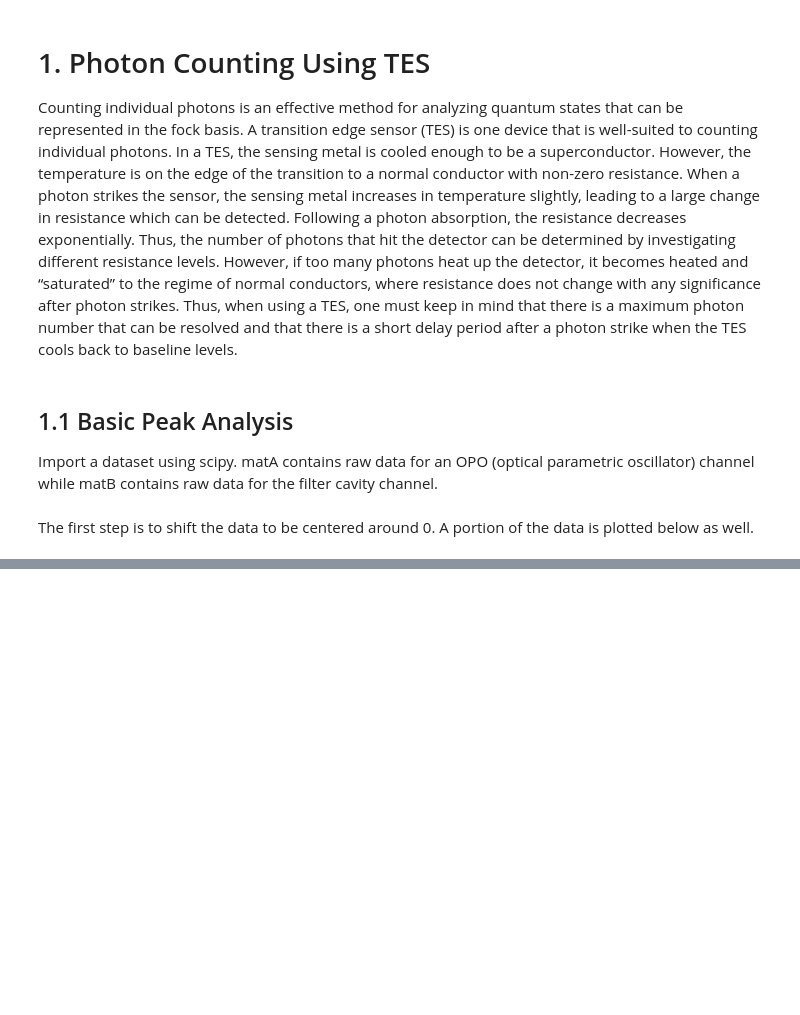
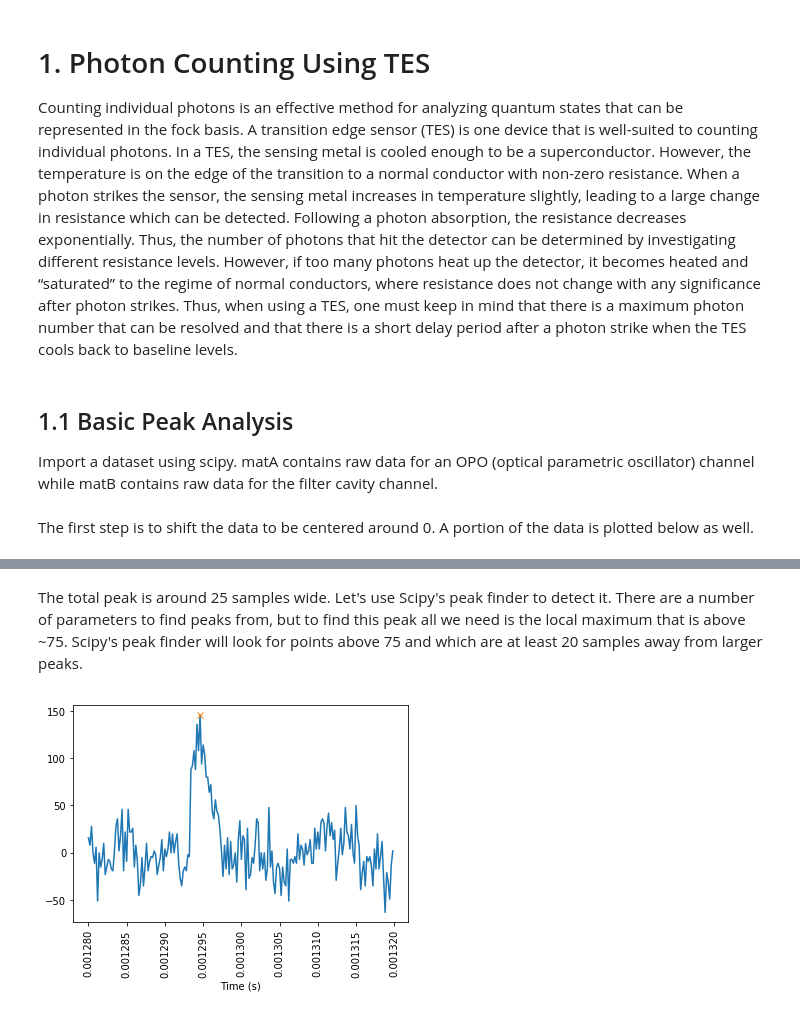
Before and after one commit to syedm101/photon-counting, a Jupyter notebook: Report PHYS 3995.ipynb, the cells around one changed output, grey strips where cells are left out. Saved outputs shown, nothing was run; the diff lists cells and outputs as text; code cells hidden in the pictures; blank space fills up the shorter version.

```diff
--- a/Report PHYS 3995.ipynb
+++ b/Report PHYS 3995.ipynb
@@ -34,0 +63,19 @@ code, case on how its done
+# %% [markdown]
+The total peak is around 25 samples wide. Let's use Scipy's peak finder to detect it. There are a number of parameters to find peaks from, but to find this peak all we need is the local maximum that is above ~75. Scipy's peak finder will look for points above 75 and which are at least 20 samples away from larger peaks.
+# %%
+from scipy.signal import find_peaks
+
+#look for peaks above 1 photon threshold and with horizontal distance ~ width
+peaks, _ = find_peaks(ys1p, height=75,distance=20) #peaks are the x indices
+
+# plot graph with detected peaks over it
+plt.plot(xs1p,ys1p)
+plt.plot(xs1p[peaks], ys1p[peaks], "x")
+
+#formatting
+plt.xticks(rotation='vertical')
+#plt.ticklabel_format(style='sci', axis='x', scilimits=(0,0))
+plt.xlabel("Time (s)")
+plt.show()
+# %% [output]
+[figure, added]
```
Also changed, not shown: parts of 25 cells of this notebook, 5 other files.
